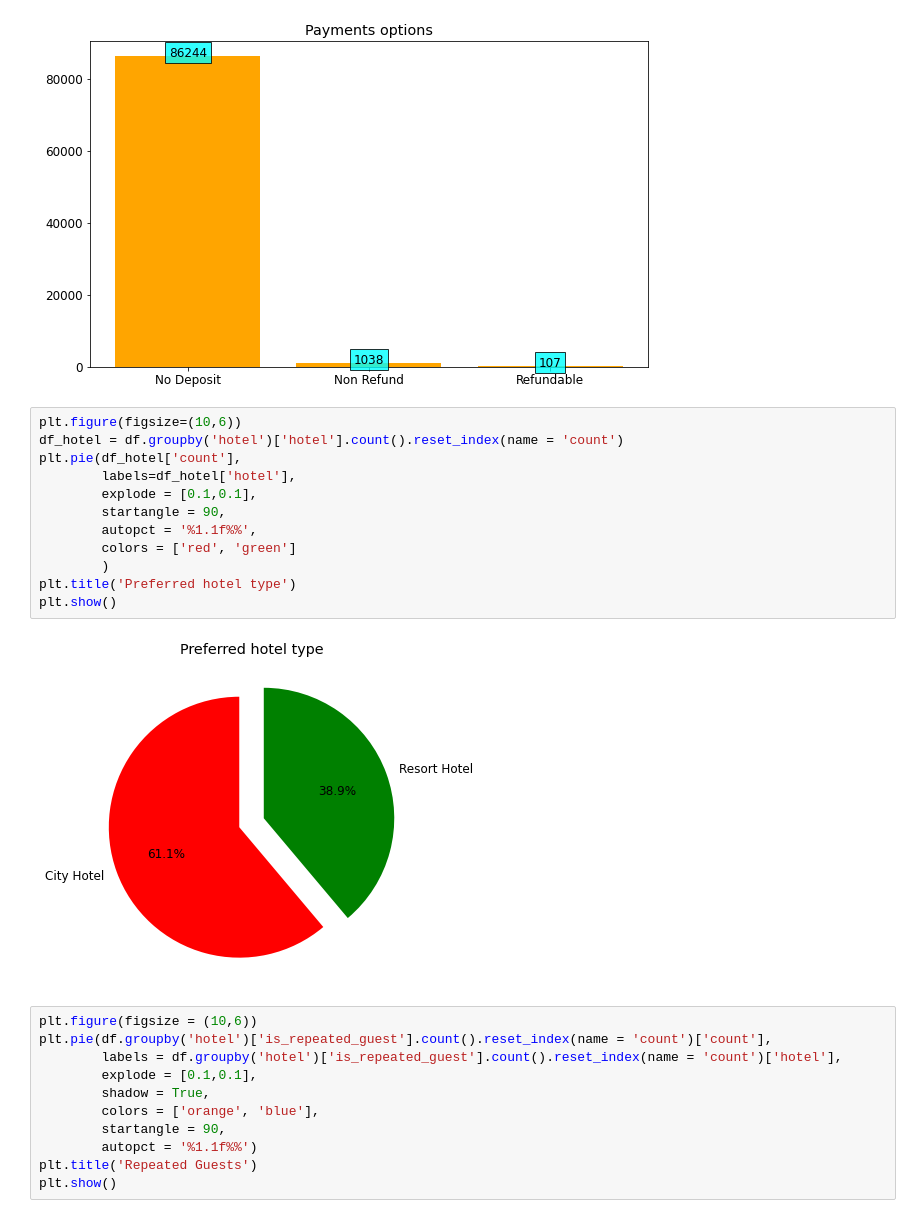
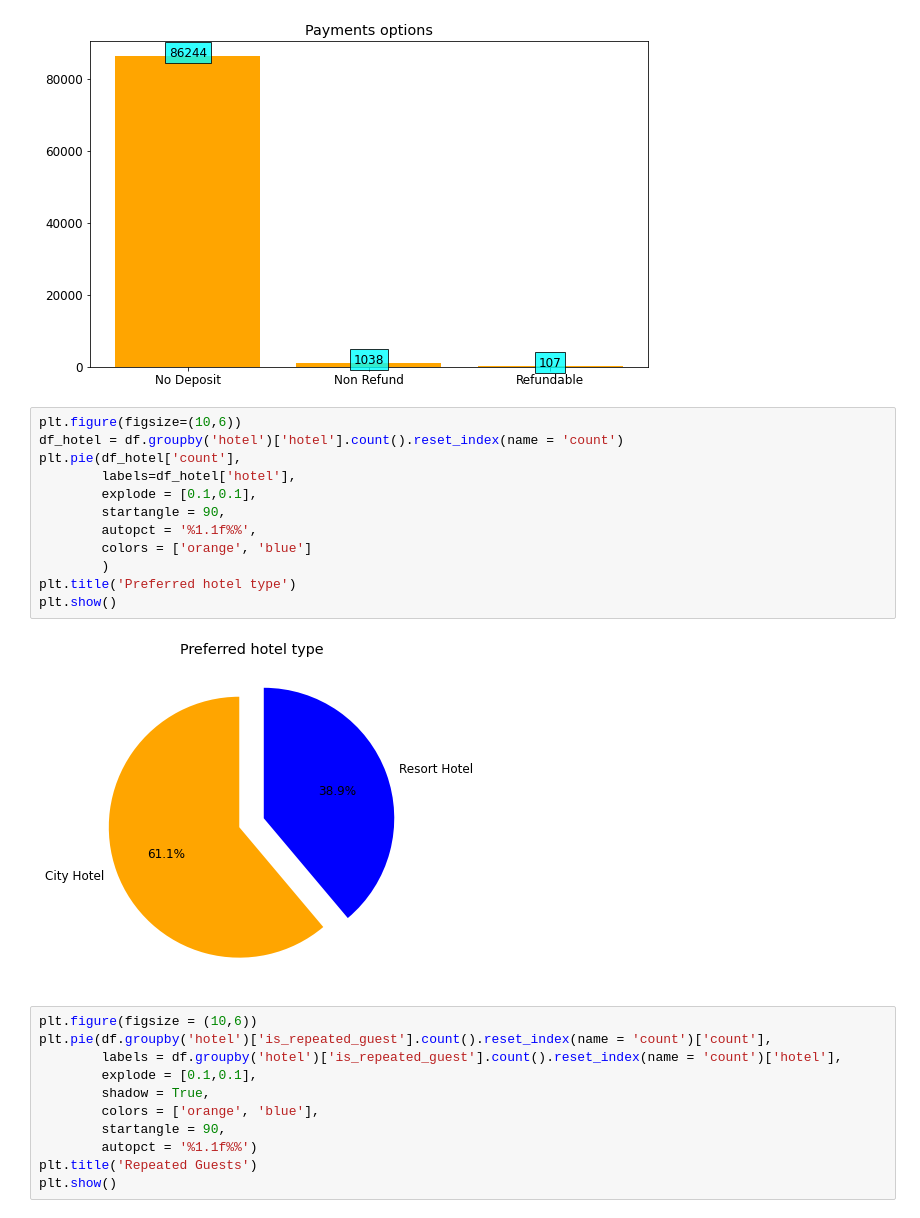
Before and after one commit to jatinsharma16/Capstone-Project-EDA, a Jupyter notebook: Hotel_Booking_Analysis_Capstone_Project.ipynb, the cells around one changed output. Drawn from its saved outputs; the diff is of its cells as text.

Commit message:
Most visualizations are done. Project would be finalized by tomorrow.

```diff
--- a/Hotel_Booking_Analysis_Capstone_Project.ipynb
+++ b/Hotel_Booking_Analysis_Capstone_Project.ipynb
@@ -311,17 +311,17 @@ plt.show()
 # %%
 plt.figure(figsize=(10,6))
 df_hotel = df.groupby('hotel')['hotel'].count().reset_index(name = 'count')
 plt.pie(df_hotel['count'],
         labels=df_hotel['hotel'],
         explode = [0.1,0.1],
         startangle = 90,
         autopct = '%1.1f%%',
-        colors = ['red', 'green']
+        colors = ['orange', 'blue']
         )
 plt.title('Preferred hotel type')
 plt.show()
 # %% [output]
-[figure, old version]
+[figure, new version]
 # %%
 plt.figure(figsize = (10,6))
 plt.pie(df.groupby('hotel')['is_repeated_guest'].count().reset_index(name = 'count')['count'],
```
Also changed, not shown: parts of 15 cells of this notebook.
